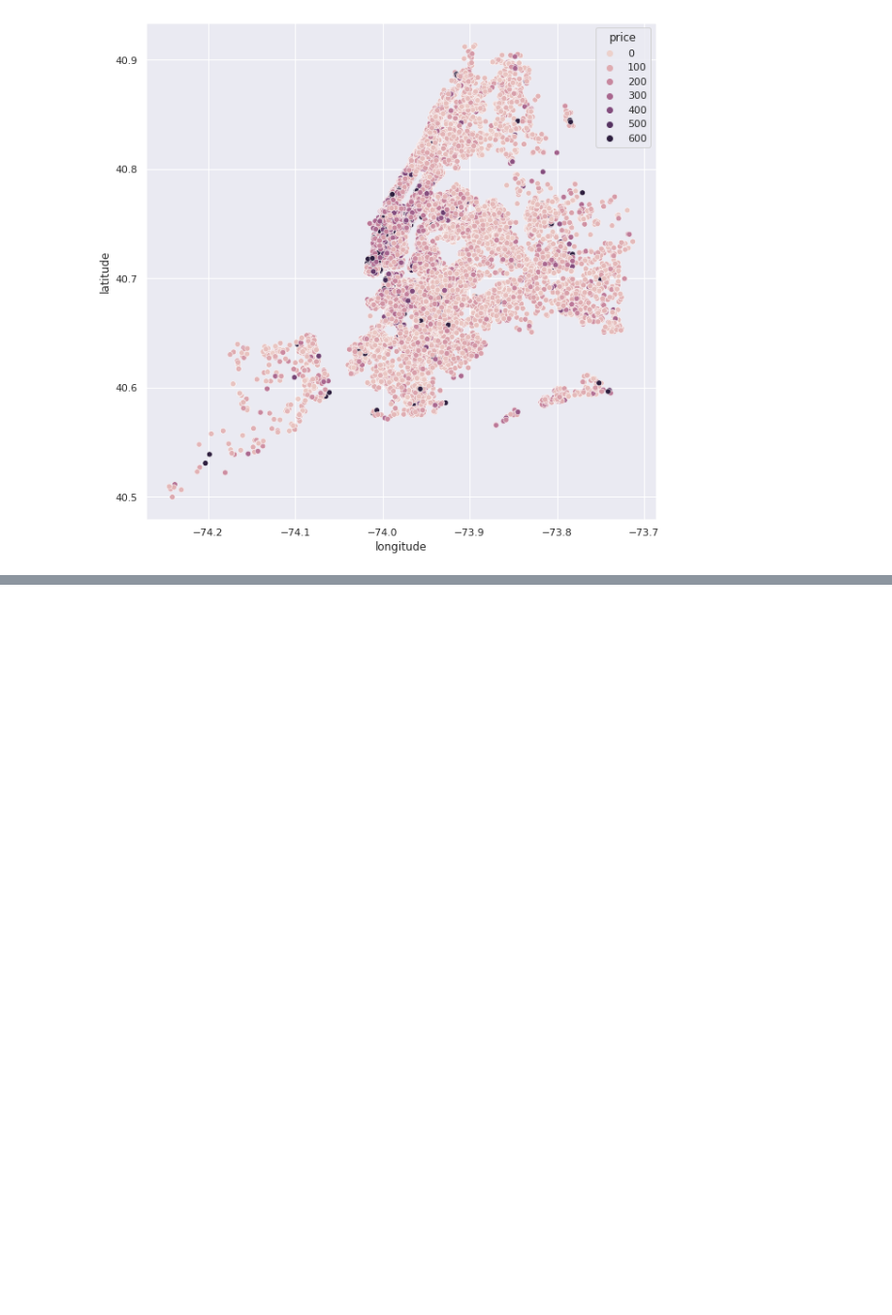
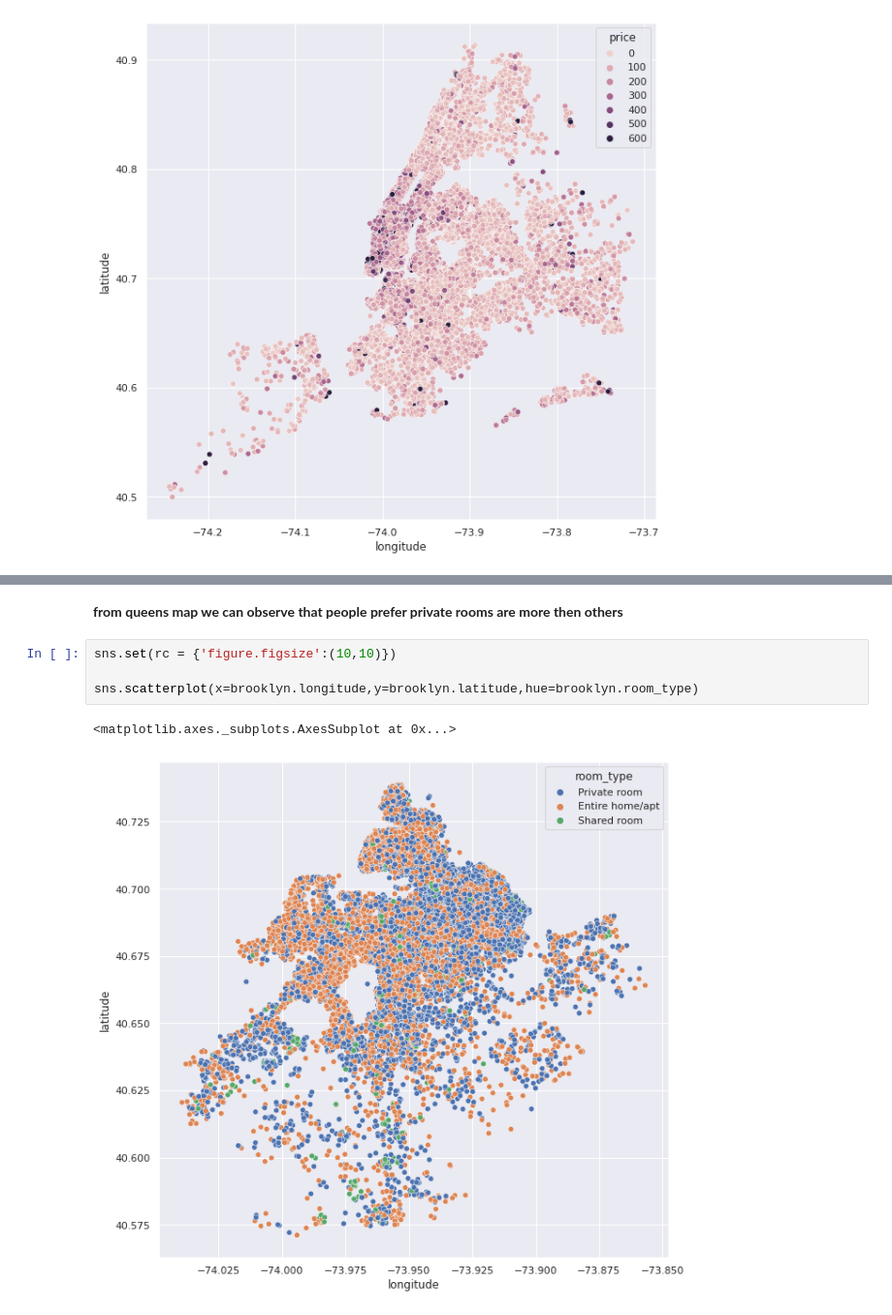
Before and after one commit to bharath967/airbnb_data_analysis, a Jupyter notebook: Airbnb_Bookings_Analysis_.ipynb, the cells around one changed output, grey strips where cells are left out. Shown at 97% size. Saved outputs shown, nothing was run; the diff lists cells and outputs as text; blank space fills up the shorter version.

```diff
--- a/Airbnb_Bookings_Analysis_.ipynb
+++ b/Airbnb_Bookings_Analysis_.ipynb
@@ -551,0 +605,9 @@ sns.scatterplot(x=airbnb.longitude, y=airbnb.latitude,hue=airbnb.price)
+# %% [markdown]
+**from queens map we can observe that people prefer private rooms are more then others**
+# %%
+sns.set(rc = {'figure.figsize':(10,10)})
+
+sns.scatterplot(x=brooklyn.longitude,y=brooklyn.latitude,hue=brooklyn.room_type)
+# %% [output]
+<matplotlib.axes._subplots.AxesSubplot at 0x...>
+[figure, added]
```
Also changed, not shown: parts of 37 cells of this notebook.
